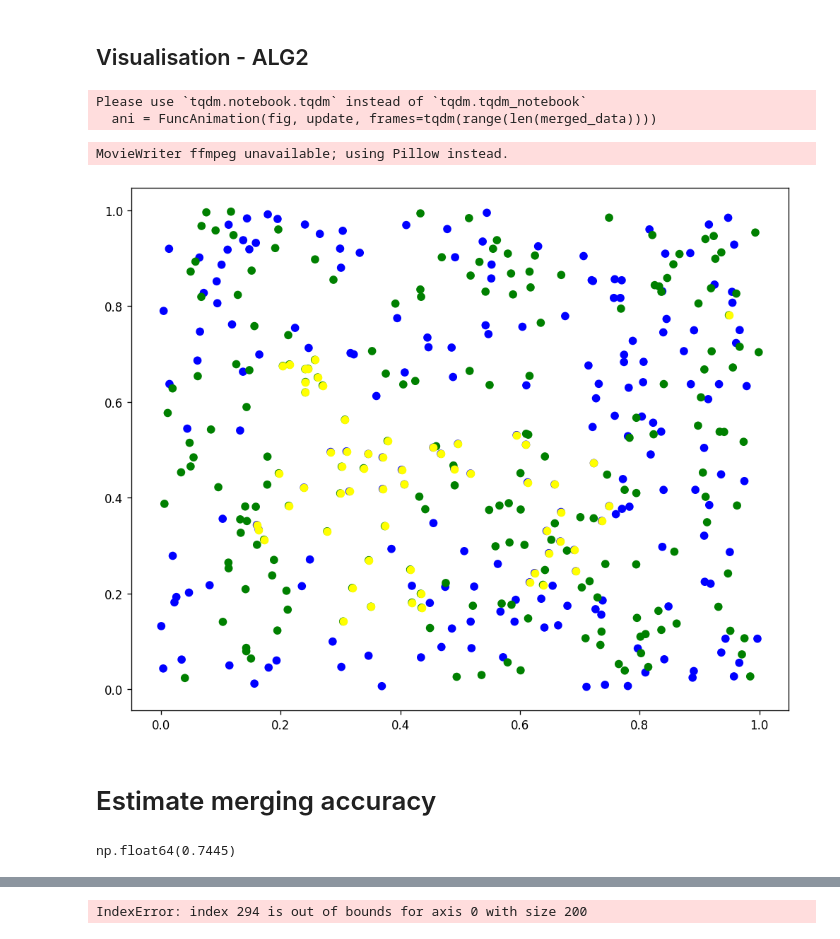
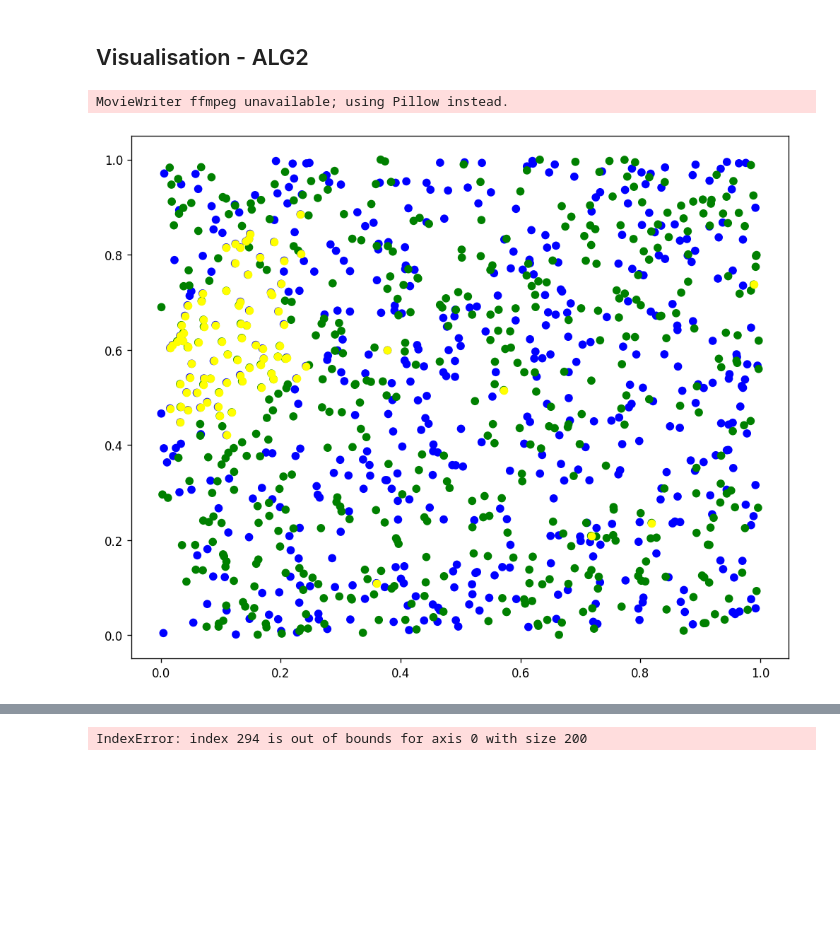
Before and after one commit to yugabyte/merging-navigable-graphs, a Jupyter notebook: merge-k-graphs.ipynb, the cells around one changed output, grey strips where cells are left out. Cells and saved outputs as stored; diff of their text form; code cells hidden in the pictures; blank space fills up the shorter version.

Commit message:
estimate merging accuracy

```diff
--- a/merge-k-graphs.ipynb
+++ b/merge-k-graphs.ipynb
@@ -112,10 +114,10 @@ class KGraph(object):
 # %%
 dim = 2
-n = 200
+n = 500
 data_a = np.array(np.float32(np.random.random((n, dim))))
 data_b = np.array(np.float32(np.random.random((n, dim))))
 # %%
-k = 5
+k = 7
 kga = KGraph(k=k, dim=dim, dist_func=KGraph.l2_distance, data=data_a)
 kgb = KGraph(k=k, dim=dim, dist_func=KGraph.l2_distance, data=data_b)
 # %% [output]
@@ -131,3 +133,21 @@ Building k-graph
+# %%
+gt_merged_edges = []
+merged_data = np.concatenate((kga.data , kgb.data ), axis=0)
+for i in tqdm(range(len(merged_data))):
+    true_neighbors = sorted(enumerate(kga._vectorized_distance(merged_data[i], merged_data) ), key=lambda a: a[1])[1:k+1]
+    true_neighbors = [idx for idx, dist in true_neighbors]
+    gt_merged_edges.append(true_neighbors)
+
+def merging_accuracy(merged_data, merged_edges)->float:
+    recalls = []
+    for curr in range(len(merged_data)):
+        x = merged_data[curr]
+        results = [idx for idx, dist in merged_edges[curr]]
+        intersection = len(set(gt_merged_edges[curr]).intersection(set(results)))
+        recall = intersection / k
+        recalls.append(recall)
+
+    return np.mean(recalls)
 # %% [markdown]
 # Now it is a time to merge 2 k-graphs
 # %% [markdown]
@@ -399,53 +392,33 @@ import matplotlib.pyplot as plt
 fig, ax = plt.subplots(figsize=(10, 8), dpi=120)
 
 # scat = ax.scatter(kga.data[:, 0], kga.data[:, 1], c='blue')
 def update(frame):
     ax.clear()
     # kga.plot_graph(ax, color='blue', linewidth=0.2)
 
     not_done = set(range(len(merged_data)))
     for i in range(frame):
         not_done.remove(currents[i])
 
     colors = ['blue' if i in not_done else 'black' for i in range(len(kga.data))]
     colors = colors + ['green' if i in not_done else 'black' for i in range(len(kga.data),len(merged_data))]
 
     for curr_idx in currents[:frame]:
         colors[curr_idx] = 'red'
 
     # kga.plot_graph(ax, color='blue', linewidth=0.2)
     ax.scatter(merged_data[:, 0], merged_data[:, 1], c=colors)
 
     for vertex_id, dist in observed_steps[frame]:
         ax.scatter(merged_data[vertex_id][0], merged_data[vertex_id][1], c='yellow')
 
     for i in range(frame):
         for edge_end, dist in merged_edges[currents[i]]:
             ax.plot( [merged_data[currents[i]][0], merged_data[edge_end][0]], [merged_data[currents[i]][1], merged_data[edge_end][1]], c= 'blue' if edge_end < len(kga.data) else 'green' )
 
     return fig, ax
 ani = FuncAnimation(fig, update, frames=tqdm(range(len(merged_data))))
-ani.save("merging-alg2.gif", fps=10)
+ani.save(f"gifs/merging-alg2-n-{n}.gif", fps=10)
 # %% [output]
-Please use `tqdm.notebook.tqdm` instead of `tqdm.tqdm_notebook`
-  ani = FuncAnimation(fig, update, frames=tqdm(range(len(merged_data))))
+MovieWriter ffmpeg unavailable; using Pillow instead.
-MovieWriter ffmpeg unavailable; using Pillow instead.
-[figure, old version]
+[figure, new version]
-# %% [markdown]
-# Estimate merging accuracy
-# %%
-def merging_accuracy(merged_data, merged_edges)->float:
-    recalls = []
-    for curr in tqdm(range(len(merged_data))):
-        x = merged_data[curr]
-        true_neighbors = sorted(enumerate(kga._vectorized_distance(x, merged_data) ), key=lambda a: a[1])[:k]
-        true_neighbors = [idx for idx, dist in true_neighbors]
-        results = [idx for idx, dist in merged_edges[curr]]
-        intersection = len(set(true_neighbors).intersection(set(results)))
-        recall = intersection / k
-        recalls.append(recall)
-
-    return np.mean(recalls)
-merging_accuracy(merged_data, merged_edges)
-# %% [output]
-np.float64(0.7445)
```
Also changed, not shown: parts of 12 cells of this notebook.
